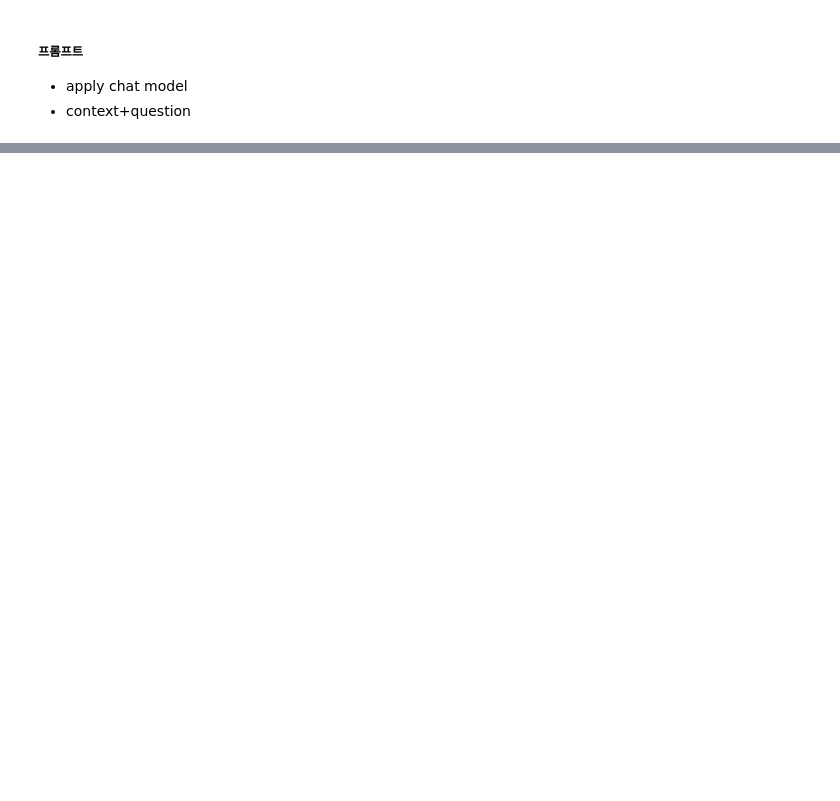
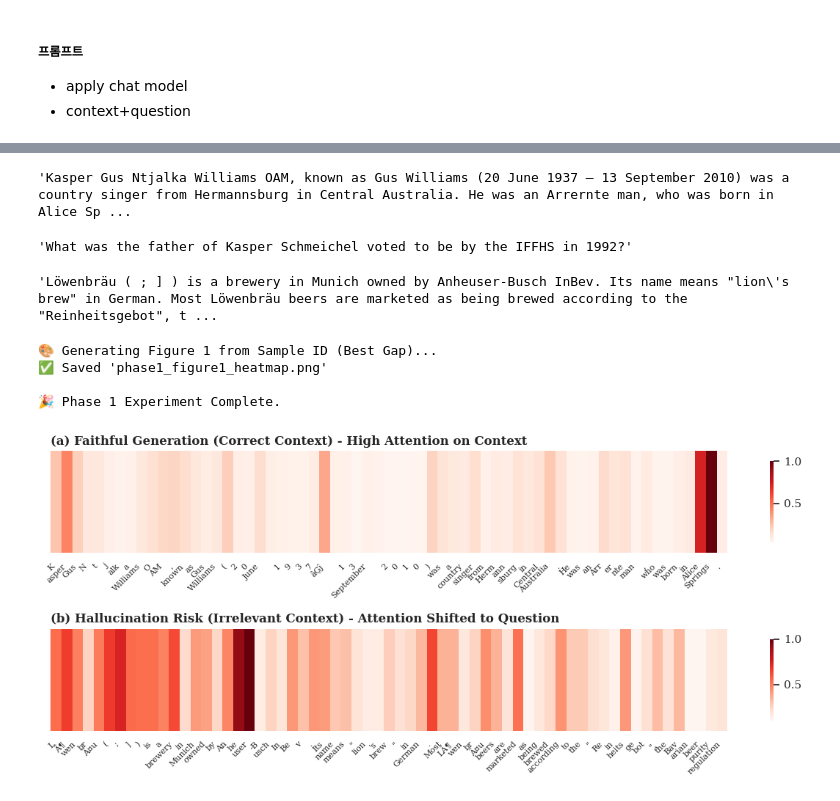
Before and after one commit to ares2012/temp, a Jupyter notebook: cds_experiment.ipynb, the cells around one changed output, grey strips where cells are left out. Saved outputs shown, nothing was run; the diff lists cells and outputs as text; code cells hidden in the pictures; blank space fills up the shorter version.

```diff
--- a/cds_experiment.ipynb
+++ b/cds_experiment.ipynb
@@ -564,0 +849,54 @@ print("\n🎉 Phase 1 Experiment Complete.")
+# %%
+best_result['f']
+# %% [output]
+'Kasper Gus Ntjalka Williams OAM, known as Gus Williams (20 June 1937 – 13 September 2010) was a country singer from Hermannsburg in Central Australia. He was an Arrernte man, who was born in Alice Sp ...
+# %%
+best_result['q']
+# %% [output]
+'What was the father of Kasper Schmeichel voted to be by the IFFHS in 1992?'
+# %%
+best_result['d']
+# %% [output]
+'Löwenbräu ( ; ] ) is a brewery in Munich owned by Anheuser-Busch InBev. Its name means "lion\'s brew" in German. Most Löwenbräu beers are marketed as being brewed according to the "Reinheitsgebot", t ...
+# %%
+# ==========================================
+# 4. 정성 분석: Figure 1 히트맵 생성
+# ==========================================
+if best_viz_candidate:
+    print(f"\n🎨 Generating Figure 1 from Sample ID (Best Gap)...")
+
+    sns.set_theme(style="white")
+    plt.rcParams['font.family'] = 'serif'
+    fig, axes = plt.subplots(2, 1, figsize=(12, 5), sharex=False)
+    def draw_row(ax, tokens, scores, title):
+        # 시각화 길이 제한
+        limit = 70
+        clean_toks = [t.replace(' ', '').replace('Ġ', '') for t in tokens][7:limit]
+        norm_scores = np.array(scores)[7:limit]
+        # 정규화
+        if norm_scores.max() > 0:
+            norm_scores /= norm_scores.max()
+        sns.heatmap(
+            norm_scores.reshape(1, -1),
+            xticklabels=clean_toks, yticklabels=False,
+            cmap="Reds", ax=ax, cbar=True,
+            cbar_kws={"orientation": "vertical", "shrink": 0.8}
+        )
+        ax.set_title(title, fontsize=12, fontweight='bold', loc='left')
+        ax.set_xticklabels(clean_toks, rotation=45, ha='right', fontsize=8)
+    draw_row(axes[0], best_viz_candidate['tok_f'], best_viz_candidate['score_f'],
+             f"(a) Faithful Generation (Correct Context) - High Attention on Context")
+    draw_row(axes[1], best_viz_candidate['tok_h'], best_viz_candidate['score_h'],
+             f"(b) Hallucination Risk (Irrelevant Context) - Attention Shifted to Question")
+
+    plt.tight_layout()
+    plt.savefig("phase1_figure1_heatmap.png", bbox_inches='tight', dpi=300)
+    print("✅ Saved 'phase1_figure1_heatmap.png'")
+
+print("\n🎉 Phase 1 Experiment Complete.")
+# %% [output]
+🎨 Generating Figure 1 from Sample ID (Best Gap)...
+✅ Saved 'phase1_figure1_heatmap.png'
+
+🎉 Phase 1 Experiment Complete.
+[figure, added]
```
Also changed, not shown: parts of 47 cells of this notebook, 1 other file.
